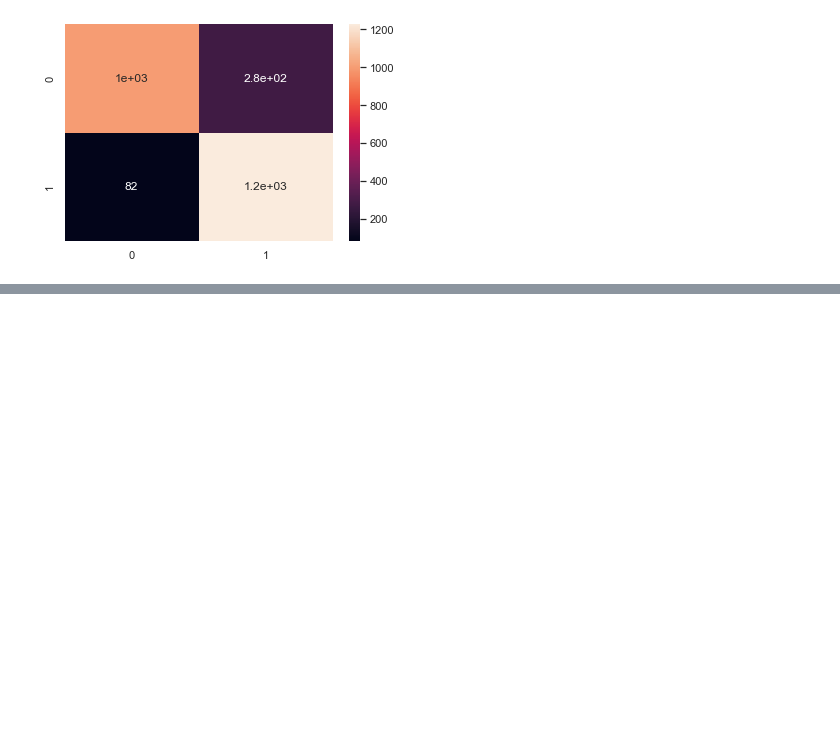
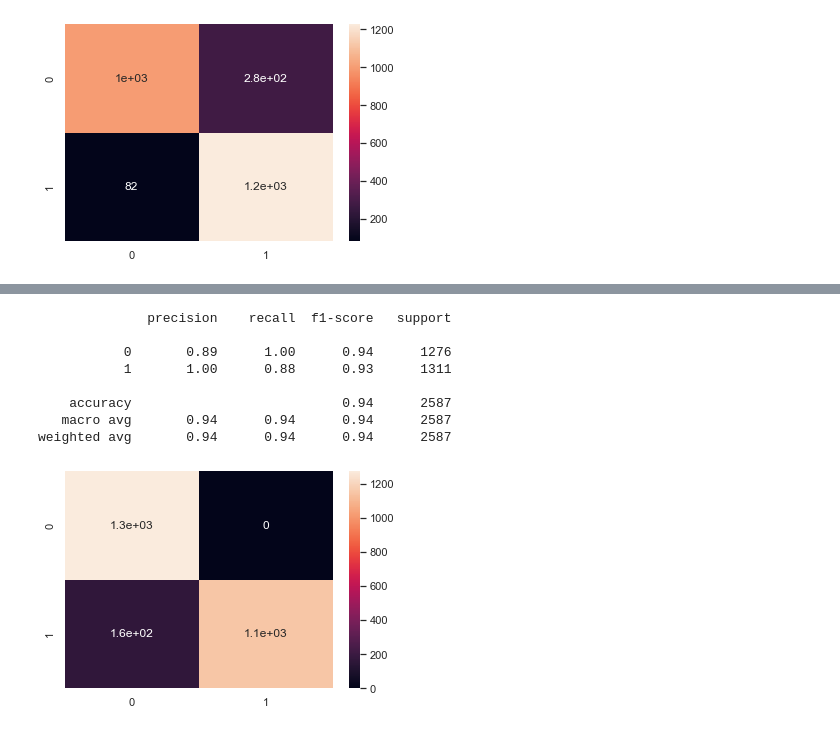
Before and after one commit to HengKevin/churnModel, a Jupyter notebook: churnModel.ipynb, the cells around one changed output, grey strips where cells are left out. Drawn from its saved outputs; the diff is of its cells as text; code cells hidden in the pictures; blank space fills up the shorter version.

```diff
--- a/churnModel.ipynb
+++ b/churnModel.ipynb
@@ -365,0 +396,24 @@ weighted avg       0.87      0.86      0.86      2587
+# %%
+from sklearn.svm import SVC
+from sklearn.model_selection import RandomizedSearchCV
+from sklearn.metrics import confusion_matrix
+from sklearn.metrics import classification_report
+
+param_grid = {'C': [0.001, 0.01, 0.1, 1, 10, 100], 'gamma': [0.001, 0.01, 0.1, 1, 10, 100]}
+
+rcv = RandomizedSearchCV(SVC(), param_grid, cv=5)
+rcv.fit(X_train, y_train)
+y_pred_svc = rcv.predict(X_test)
+confusion_svc = confusion_matrix(y_test, rcv.predict(X_test))
+sns.heatmap(confusion_svc, annot=True)
+print(classification_report(y_test, y_pred_svc))
+# %% [output]
+              precision    recall  f1-score   support
+
+           0       0.89      1.00      0.94      1276
+           1       1.00      0.88      0.93      1311
+
+    accuracy                           0.94      2587
+   macro avg       0.94      0.94      0.94      2587
+weighted avg       0.94      0.94      0.94      2587
+[figure, added]
```
Also changed, not shown: parts of 4 cells of this notebook.
